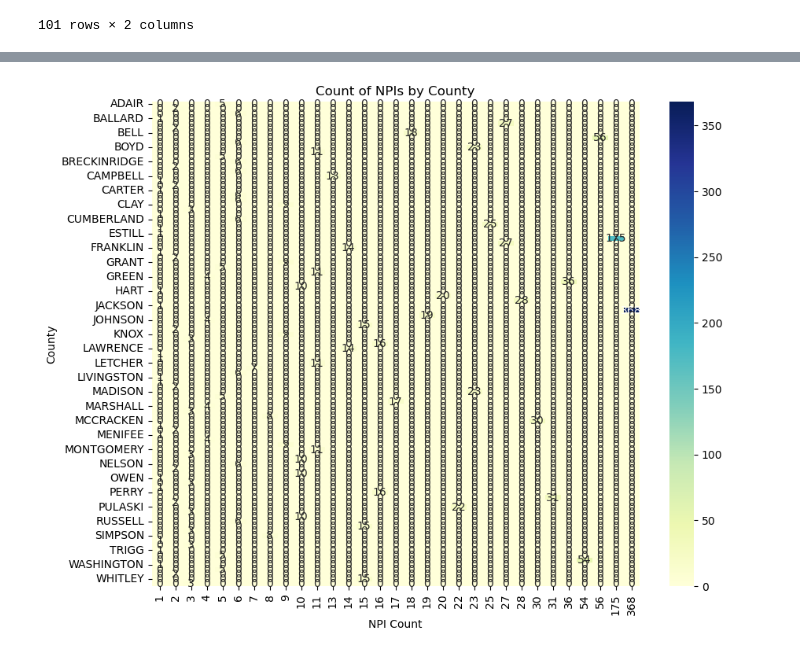
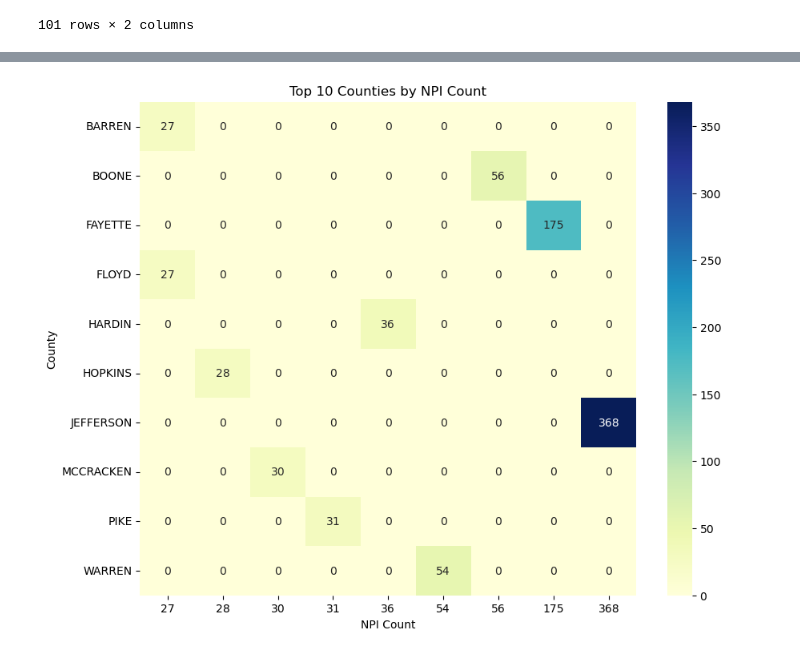
Before and after one commit to shahbijay/survey_contactList, a Jupyter notebook: script_provider_contactList.ipynb, the cells around one changed output, grey strips where cells are left out. Drawn from its saved outputs; the diff is of its cells as text; code cells hidden in the pictures.

```diff
--- a/script_provider_contactList.ipynb
+++ b/script_provider_contactList.ipynb
@@ -200,12 +202,9 @@ providers_ky
 2060 rows × 13 columns
 # %%
 # Add a new column 'Invalid' based on condition
-
-providers_ky['Invalid'] = np.where((providers_ky['NPI'] == '') | (providers_ky['Phone'] == ''), 'Y', '')
-
-# providers_ky['Invalid'] = ''
-# providers_ky.loc[(providers_ky['NPI'] == '') | (providers_ky['Phone'] == ''), 'Invalid'] = 'Y'
+providers_ky1 = providers_ky.copy()
+providers_ky1['Invalid'] = np.where((providers_ky1['NPI'] == '') | (providers_ky1['Phone'] == ''), 'Y', '')
 
 # Display the updated DataFrame
-providers_ky
+providers_ky1
 # %% [output]
@@ -230,6 +224,6 @@ See the caveats in the documentation: https://pandas.pydata.org/pandas-docs/stab
 # %%
 # Remove leading and trailing spaces from the 'City' to perform join later with County
-new_dataframe_copy = providers_ky.copy()
+new_dataframe_copy = providers_ky1.copy()
 new_dataframe_copy['City'] = new_dataframe_copy['City'].str.strip()
 new_dataframe_copy
 # %% [output]
@@ -454,0 +440,15 @@ KeyError: 'NPI'
+# %%
+# Assuming you have a DataFrame called survey_sample with the 'NPI' and 'County' columns
+
+# Step 1: Group data and count NPIs for each county
+county_counts = survey_sample.groupby('County')['NPI'].count().reset_index()
+
+# Step 2: Rename the 'NPI' column to 'Count'
+county_counts.rename(columns={'NPI': 'Count'}, inplace=True)
+
+# Step 3: Sort the DataFrame by 'Count' column in descending order
+county_counts_sorted = county_counts.sort_values(by='Count', ascending=False)
+
+# Step 4: Display the top 10 rows
+top_10_counties = county_counts_sorted.head(10)
+print(top_10_counties)
@@ -455,20 +467,19 @@ KeyError: 'NPI'
 # %%
+# Step 1: Sort the DataFrame by 'Count' column in descending order
+county_counts_sorted = county_counts.sort_values(by='Count', ascending=False)
 
+# Step 2: Take the top 10 rows for the heatmap
+top_10_counties = county_counts_sorted.head(10)
 
-# Assuming you have a DataFrame called df with the 'NPI' and 'County' columns
+# Step 3: Create a pivot table for the heatmap
+heatmap_data = top_10_counties.pivot('County', 'Count', 'Count').fillna(0)
 
-# Step 1: Group data and count NPIs for each county
-county_counts = survey_sample.groupby('County')['NPI'].count().reset_index()
-
-# Step 2: Create a pivot table for the heatmap
-heatmap_data = county_counts.pivot('County', 'NPI', 'NPI').fillna(0)
-
-# Step 3: Create and display the heat map
+# Step 4: Create and display the heat map
 plt.figure(figsize=(10, 8))
 sns.heatmap(heatmap_data, cmap='YlGnBu', annot=True, fmt='g')
-plt.title('Count of NPIs by County')
+plt.title('Top 10 Counties by NPI Count')
 plt.xlabel('NPI Count')
 plt.ylabel('County')
 plt.show()
 # %% [output]
-[figure, old version]
+[figure, new version]
```
Also changed, not shown: parts of 5 cells of this notebook.
